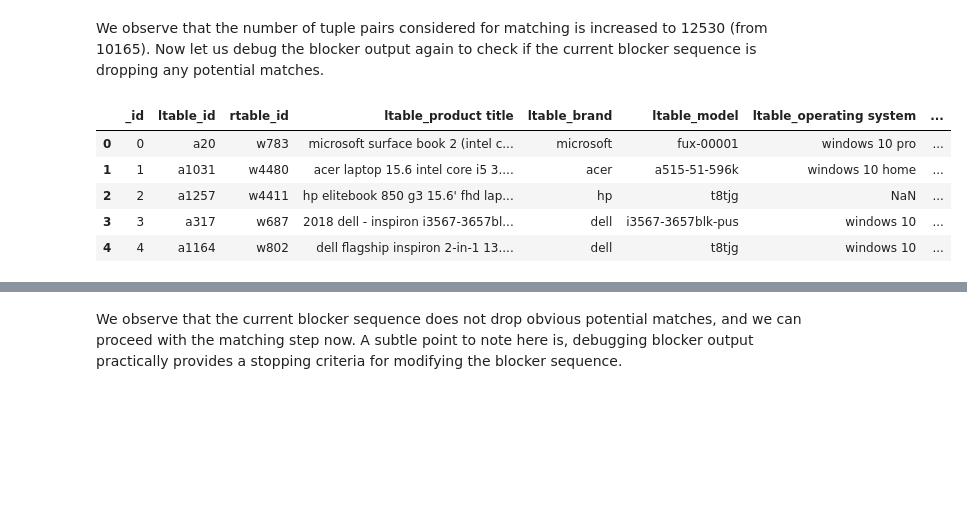
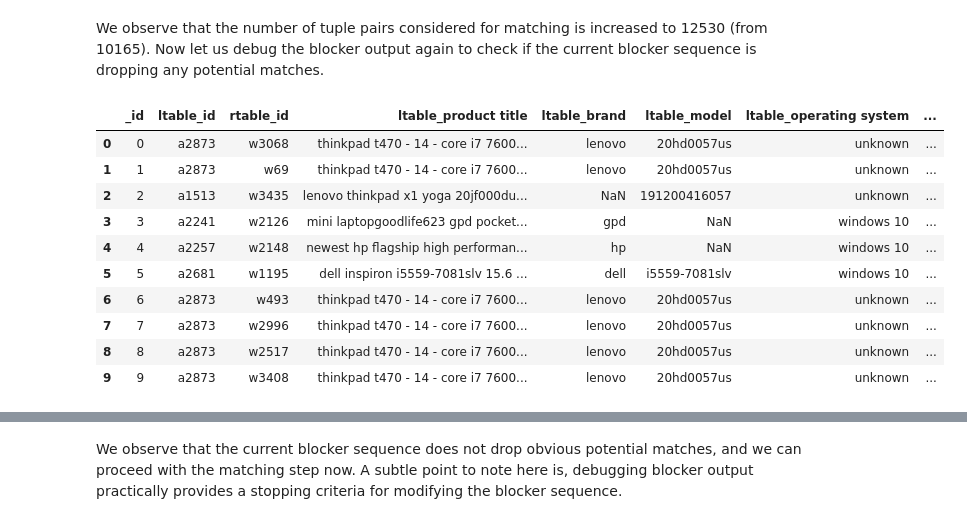
Before and after one commit to dliangsta/CS839-project, a Jupyter notebook: stage-3/notebook.ipynb, the cells around one changed output, grey strips where cells are left out. Saved outputs shown, nothing was run; the diff lists cells and outputs as text; code cells hidden in the pictures; blank space fills up the shorter version.

Commit message:
better blocking

```diff
--- a/stage-3/notebook.ipynb
+++ b/stage-3/notebook.ipynb
@@ -130,12 +130,12 @@ ob = em.OverlapBlocker()
 
 # Block tables using 'combo' attribute
 C2 = ob.block_tables(A, B, 'combo', 'combo',
-                    l_output_attrs=['id','combo'],
-                    r_output_attrs=['id','combo'],
-                    overlap_size=80,
+                    l_output_attrs=['id','model','combo'],
+                    r_output_attrs=['id','model','combo'],
+                    overlap_size=30,
                     q_val=5,
                     word_level=False,
-                    show_progress=False,
+                    show_progress=True,
                     n_jobs=-1
                     )
 len(C2)
@@ -155,0 +162,23 @@ C2.head()
+# %%
+def match_combo(attribute='product title',q_val=3, threshold=.5,debug=False):
+    def jaccard_matcher(ltuple,rtuple, attribute=attribute, q_val=q_val, threshold=threshold,debug=debug):
+        buffer = '#' * (q_val-1)
+        l_attribute = buffer + ltuple[attribute] + buffer
+        r_attribute = buffer + rtuple[attribute] + buffer
+        l_grams = set()
+        r_grams = set()
+        # create sets of grams
+        for attribute, grams in [(l_attribute,l_grams), (r_attribute,r_grams)]:
+            for i in range(0,len(attribute)-(q_val-1)):
+                grams.add(attribute[i:i+q_val])
+
+        # compute jaccard
+        intersection = list(set(l_grams) & set(r_grams))
+        union = list(set(l_grams) | set(r_grams))
+        if debug:
+            print(union)
+            print(intersection)
+            print(len(intersection) / len(union))
+        return len(intersection) / len(union) < threshold
+
+    return jaccard_matcher
@@ -155,0 +189,8 @@ C2.head()
+# %%
+bb = em.BlackBoxBlocker()
+bb.set_black_box_function(match_combo())
+C3 = bb.block_candset(C2,
+                    show_progress=True,
+                    n_jobs=-1
+                    )
+len(C3)
@@ -157,6 +209,6 @@ C2.head()
 We add another blocker.
 # %%
 # Combine blocker outputs
-C = em.combine_blocker_outputs_via_union([C1,C2])
+C = em.combine_blocker_outputs_via_union([C1,C3])
 len(C)
 # %% [output]
@@ -175,11 +225,16 @@ We observe that the number of tuple pairs considered for matching is increased t
 # %%
 # Debug again
 dbg = em.debug_blocker(C, A, B, output_size=10)
-dbg.head()
+dbg
 # %% [output]
 |  | _id | ltable_id | rtable_id | ltable_product title | ltable_brand | ltable_model | ltable_operating system | ... |
-| 0 | 0 | a20 | w783 | microsoft surface book 2 (intel c... | microsoft | fux-00001 | windows 10 pro | ... |
-| 1 | 1 | a1031 | w4480 | acer laptop 15.6 intel core i5 3.... | acer | a515-51-596k | windows 10 home | ... |
-| 2 | 2 | a1257 | w4411 | hp elitebook 850 g3 15.6' fhd lap... | hp | t8tjg | NaN | ... |
-| 3 | 3 | a317 | w687 | 2018 dell - inspiron i3567-3657bl... | dell | i3567-3657blk-pus | windows 10 | ... |
-| 4 | 4 | a1164 | w802 | dell flagship inspiron 2-in-1 13.... | dell | t8tjg | windows 10 | ... |
+| 0 | 0 | a2873 | w3068 | thinkpad t470 - 14 - core i7 7600... | lenovo | 20hd0057us | unknown | ... |
+| 1 | 1 | a2873 | w69 | thinkpad t470 - 14 - core i7 7600... | lenovo | 20hd0057us | unknown | ... |
+| 2 | 2 | a1513 | w3435 | lenovo thinkpad x1 yoga 20jf000du... | NaN | 191200416057 | unknown | ... |
+| 3 | 3 | a2241 | w2126 | mini laptopgoodlife623 gpd pocket... | gpd | NaN | windows 10 | ... |
+| 4 | 4 | a2257 | w2148 | newest hp flagship high performan... | hp | NaN | windows 10 | ... |
+| 5 | 5 | a2681 | w1195 | dell inspiron i5559-7081slv 15.6 ... | dell | i5559-7081slv | windows 10 | ... |
+| 6 | 6 | a2873 | w493 | thinkpad t470 - 14 - core i7 7600... | lenovo | 20hd0057us | unknown | ... |
+| 7 | 7 | a2873 | w2996 | thinkpad t470 - 14 - core i7 7600... | lenovo | 20hd0057us | unknown | ... |
+| 8 | 8 | a2873 | w2517 | thinkpad t470 - 14 - core i7 7600... | lenovo | 20hd0057us | unknown | ... |
+| 9 | 9 | a2873 | w3408 | thinkpad t470 - 14 - core i7 7600... | lenovo | 20hd0057us | unknown | ... |
```
Also changed, not shown: parts of 17 cells of this notebook, 1 other file.
